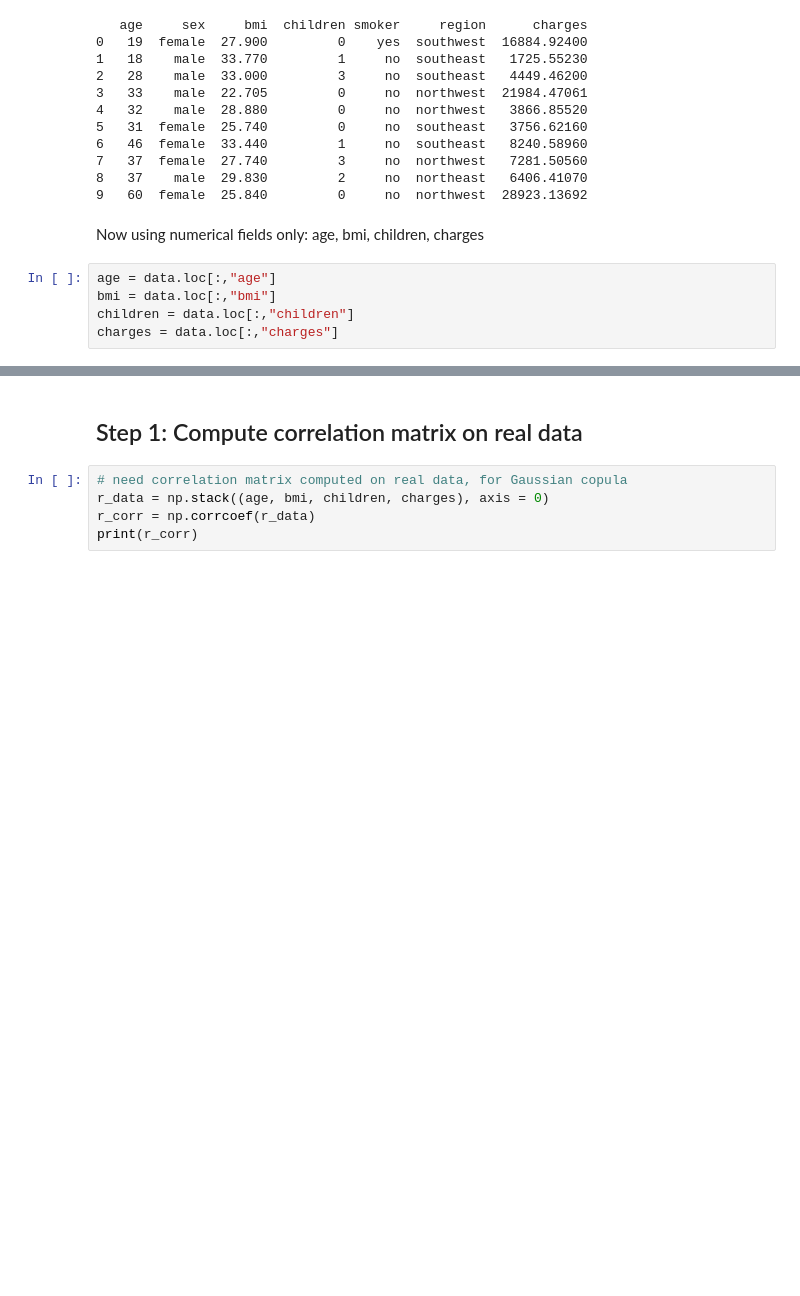
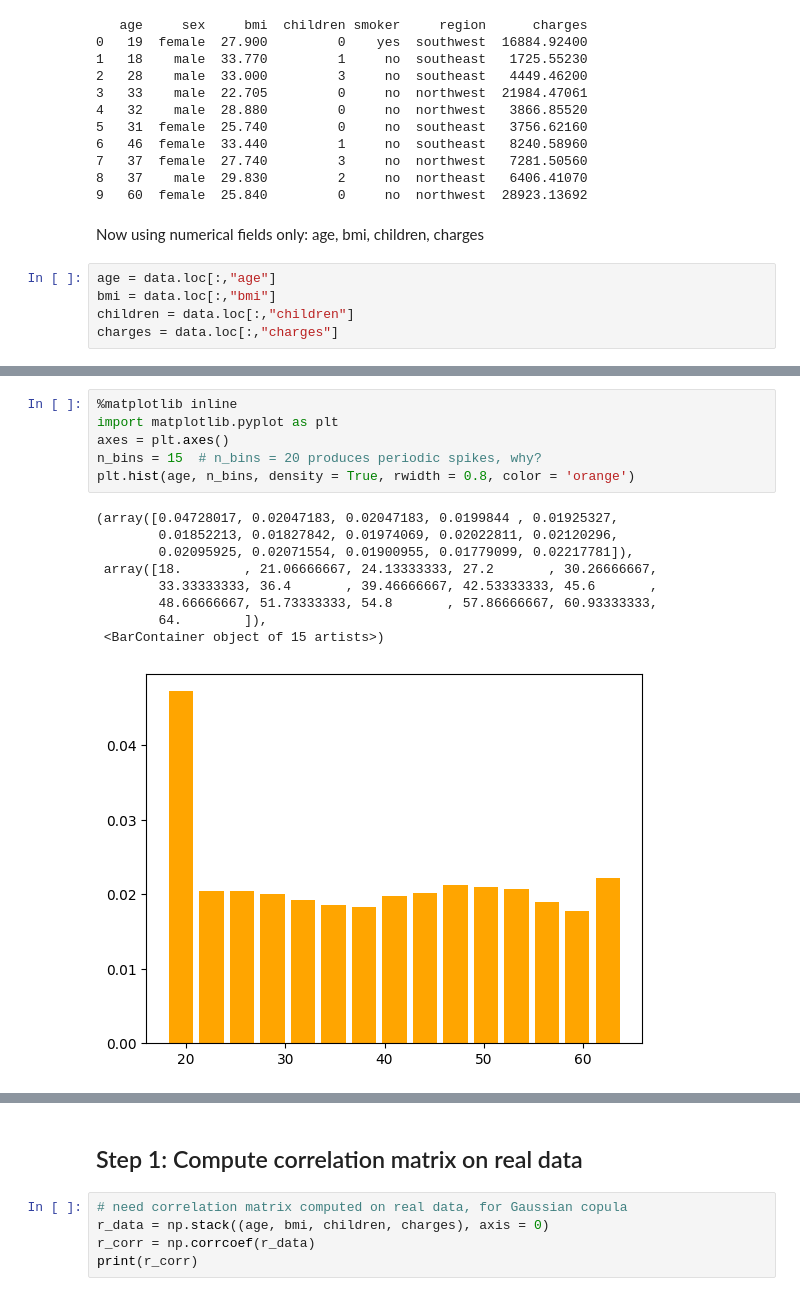
Before and after one commit to VincentGranville/Notebooks, a Jupyter notebook: copula_insurance_nogroup.ipynb, the cells around one changed output, grey strips where cells are left out. Drawn from its saved outputs; the diff is of its cells as text; blank space fills up the shorter version.

```diff
--- a/copula_insurance_nogroup.ipynb
+++ b/copula_insurance_nogroup.ipynb
@@ -74,0 +75,16 @@ The focus is to check out what kind of distributions we are dealing with, by plo
+# %%
+%matplotlib inline
+import matplotlib.pyplot as plt
+axes = plt.axes()
+n_bins = 15  # n_bins = 20 produces periodic spikes, why?
+plt.hist(age, n_bins, density = True, rwidth = 0.8, color = 'orange')
+# %% [output]
+(array([0.04728017, 0.02047183, 0.02047183, 0.0199844 , 0.01925327,
+        0.01852213, 0.01827842, 0.01974069, 0.02022811, 0.02120296,
+        0.02095925, 0.02071554, 0.01900955, 0.01779099, 0.02217781]),
+ array([18.        , 21.06666667, 24.13333333, 27.2       , 30.26666667,
+        33.33333333, 36.4       , 39.46666667, 42.53333333, 45.6       ,
+        48.66666667, 51.73333333, 54.8       , 57.86666667, 60.93333333,
+        64.        ]),
+ <BarContainer object of 15 artists>)
+[figure, added]
```
Also changed, not shown: parts of 22 cells of this notebook.
